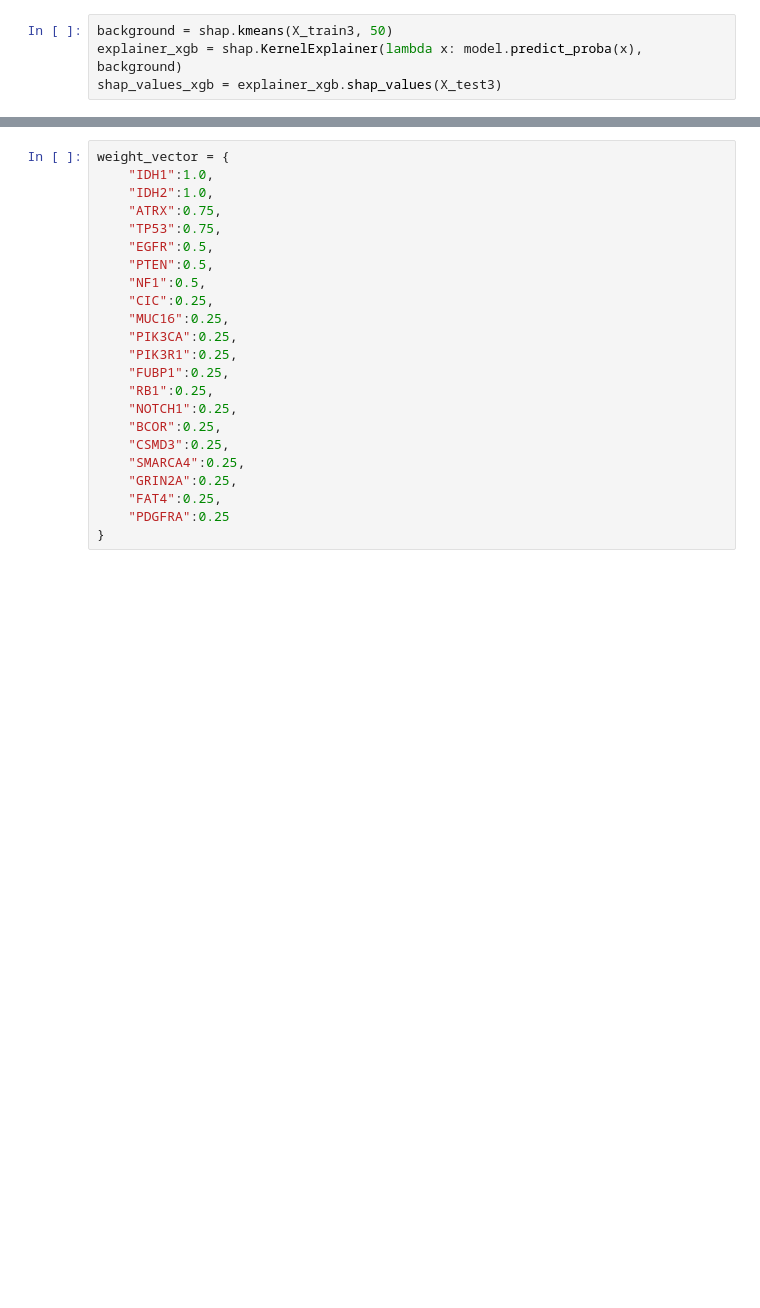
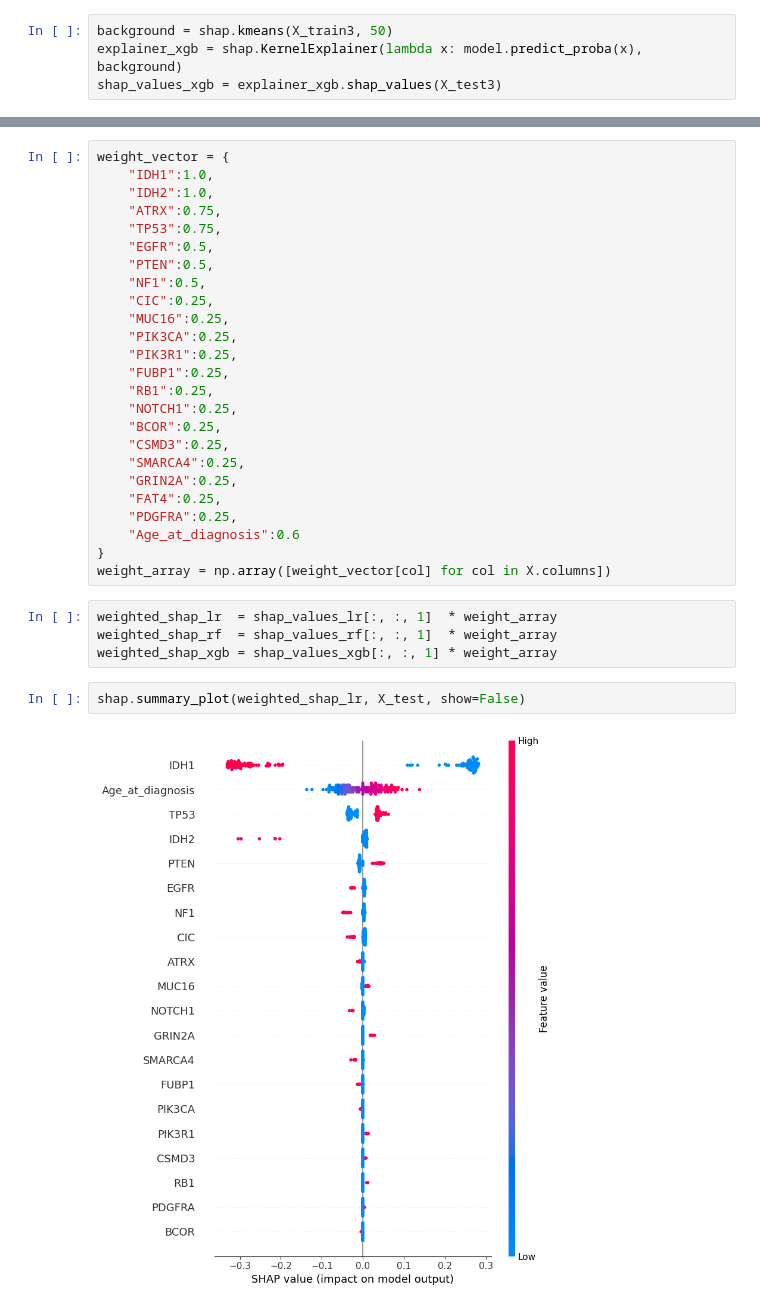
Before and after one commit to agamv25/SIT-724-Thesis, a Jupyter notebook: Notebook.ipynb, the cells around one changed output, grey strips where cells are left out. Cells and saved outputs as stored; diff of their text form; blank space fills up the shorter version.

```diff
--- a/Notebook.ipynb
+++ b/Notebook.ipynb
@@ -174,5 +175,15 @@ weight_vector = {
     "SMARCA4":0.25,
     "GRIN2A":0.25,
     "FAT4":0.25,
-    "PDGFRA":0.25
+    "PDGFRA":0.25,
+    "Age_at_diagnosis":0.6
 }
+weight_array = np.array([weight_vector[col] for col in X.columns])
+# %%
+weighted_shap_lr  = shap_values_lr[:, :, 1]  * weight_array
+weighted_shap_rf  = shap_values_rf[:, :, 1]  * weight_array
+weighted_shap_xgb = shap_values_xgb[:, :, 1] * weight_array
+# %%
+shap.summary_plot(weighted_shap_lr, X_test, show=False)
+# %% [output]
+[figure, added]
```
Also changed, not shown: parts of 7 cells of this notebook.
